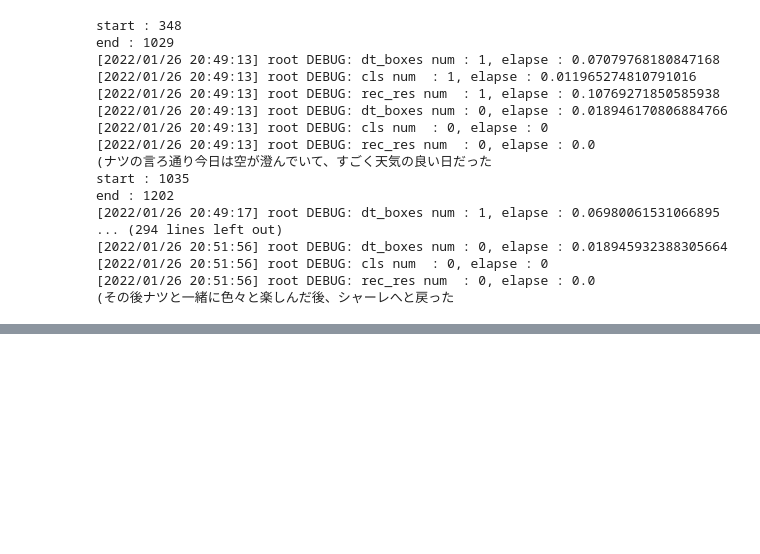
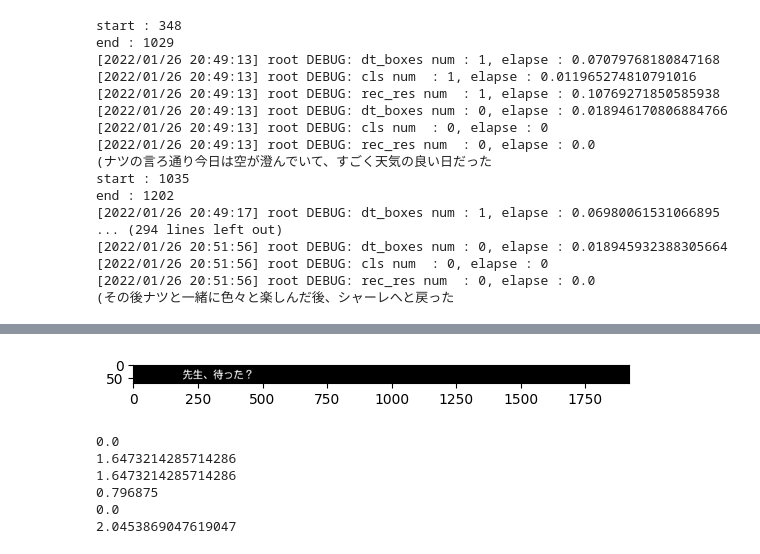
Before and after one commit to U1805/Hare, a Jupyter notebook: 打轴器.ipynb, the cells around one changed output, grey strips where cells are left out. Cells and saved outputs as stored; diff of their text form; code cells hidden in the pictures; blank space fills up the shorter version.

```diff
--- a/打轴器.ipynb
+++ b/打轴器.ipynb
@@ -246,0 +380,24 @@ while True:
+# %%
+_, img0 = cv2.threshold(frame0[:,:,0][850:920,:], 220, 255, cv2.THRESH_BINARY)
+_, img1 = cv2.threshold(frame[:,:,0][850:920,:], 220, 255, cv2.THRESH_BINARY)
+_, img2 = cv2.threshold(frame2[:,:,0][850:920,:], 220, 255, cv2.THRESH_BINARY)
+_, img3 = cv2.threshold(frame3[:,:,0][850:920,:], 220, 255, cv2.THRESH_BINARY)
+showImg(img1)
+# %% [output]
+[figure, added]
+# %%
+# e>1 -> 有字幕
+print((img0 ** 2).sum() / img0.size * 100)
+print((img1 ** 2).sum() / img1.size * 100)
+print((img2 ** 2).sum() / img2.size * 100)
+print((img3 ** 2).sum() / img3.size * 100)
+# e>1 -> 字幕变化
+print(((img2 - img1) ** 2).sum() / img1.size * 100)
+print(((img3 - img1) ** 2).sum() / img1.size * 100)
+# %% [output]
+0.0
+1.6473214285714286
+1.6473214285714286
+0.796875
+0.0
+2.0453869047619047
```
Also changed, not shown: parts of 34 cells of this notebook, 7 other files.
